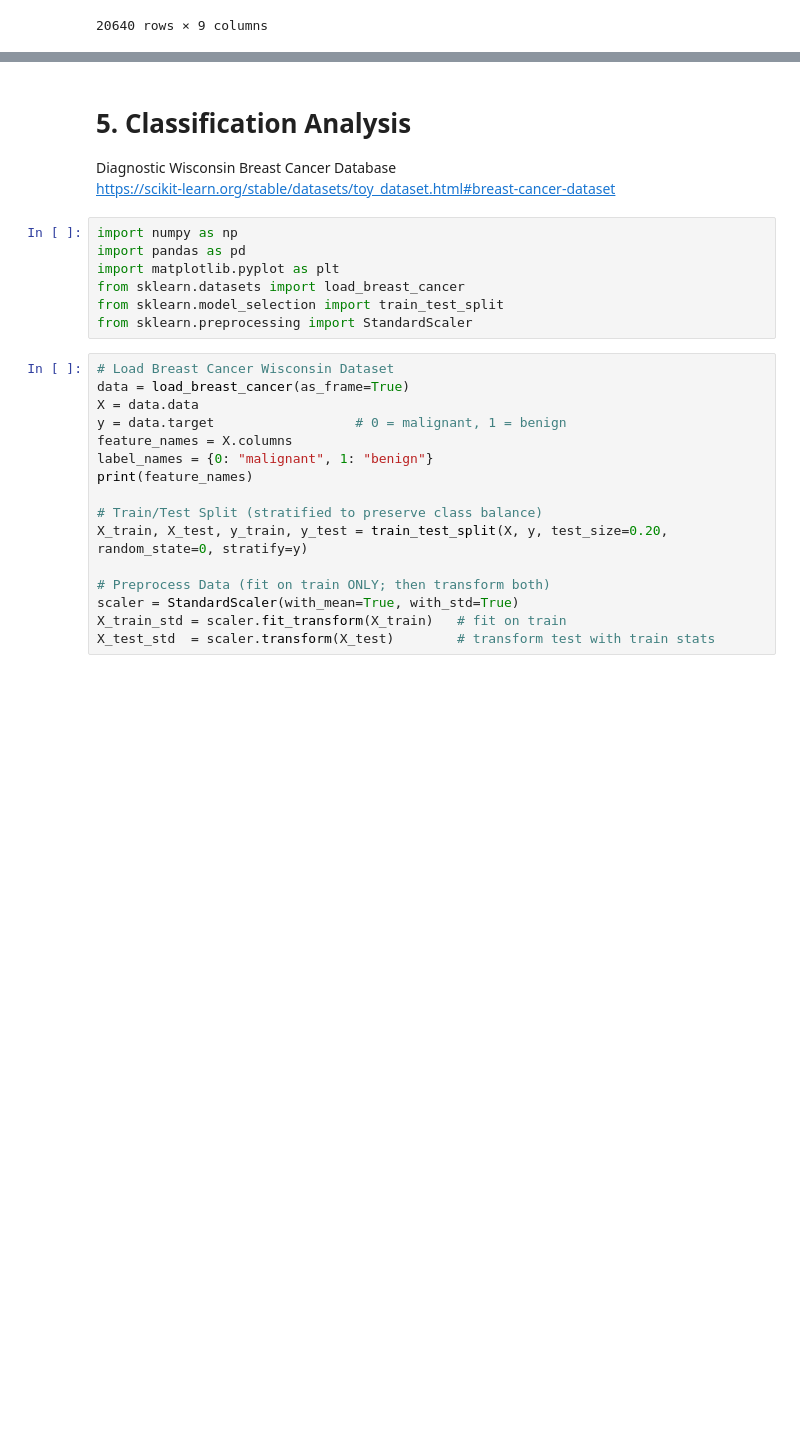
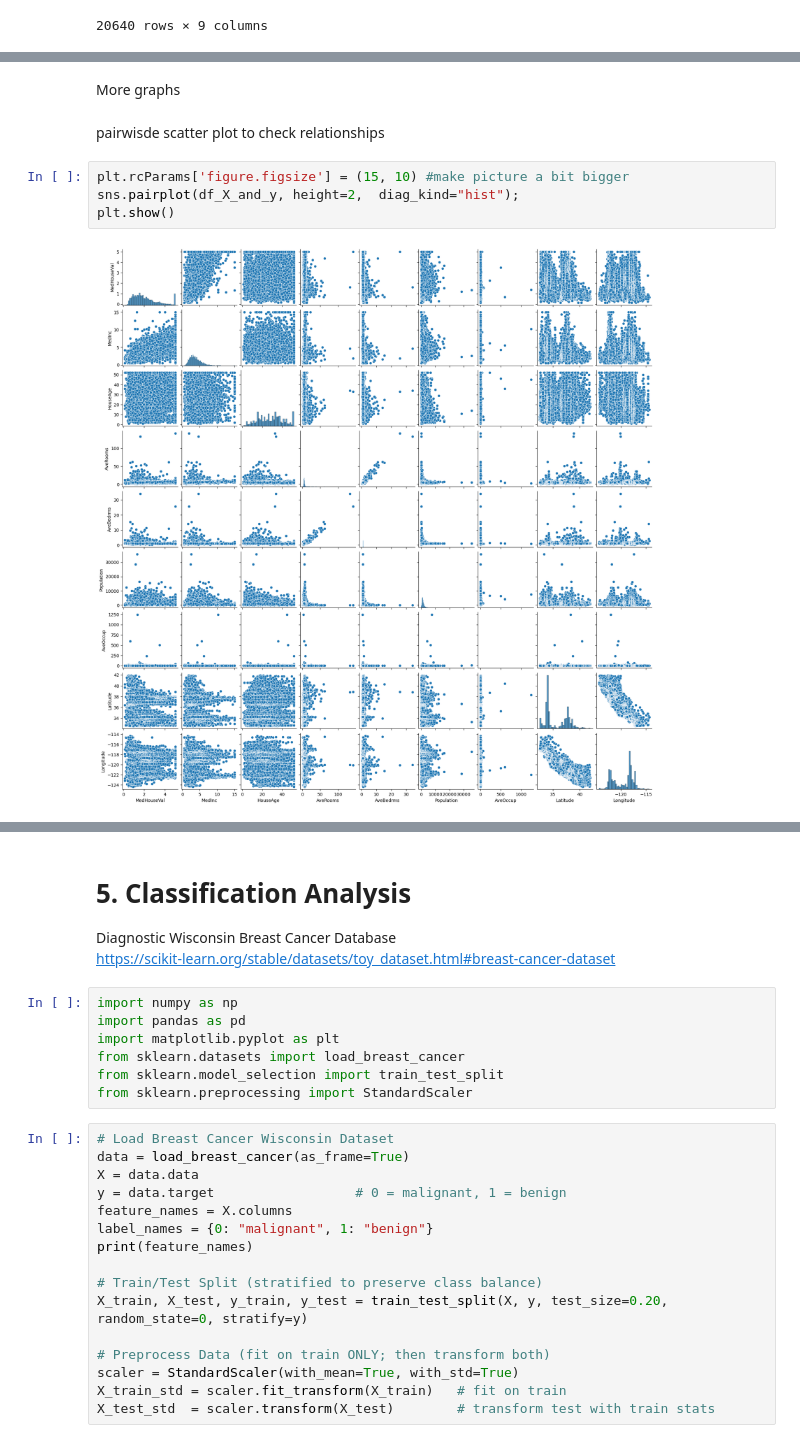
Before and after one commit to Yuyang-Yao/Math_-5750_Project1, a Jupyter notebook: project1.ipynb, the cells around one changed output, grey strips where cells are left out. Cells and saved outputs as stored; diff of their text form; blank space fills up the shorter version.

```diff
--- a/project1.ipynb
+++ b/project1.ipynb
@@ -133,3 +138,13 @@ count  20640.000000  20640.000000  20640.000000  20640.000000
 max    35682.000000   1243.333333     41.950000   -114.310000
 (20640, 9)
 head: ['MedHouseVal', 'MedInc', 'HouseAge', 'AveRooms', 'AveBedrms', 'Population', 'AveOccup', 'Latitude', 'Longitude']
+# %% [markdown]
+More graphs
+# %% [markdown]
+pairwisde scatter plot to check relationships
+# %%
+plt.rcParams['figure.figsize'] = (15, 10) #make picture a bit bigger
+sns.pairplot(df_X_and_y, height=2,  diag_kind="hist");
+plt.show()
+# %% [output]
+[figure, added]
```
Also changed, not shown: parts of 14 cells of this notebook.
